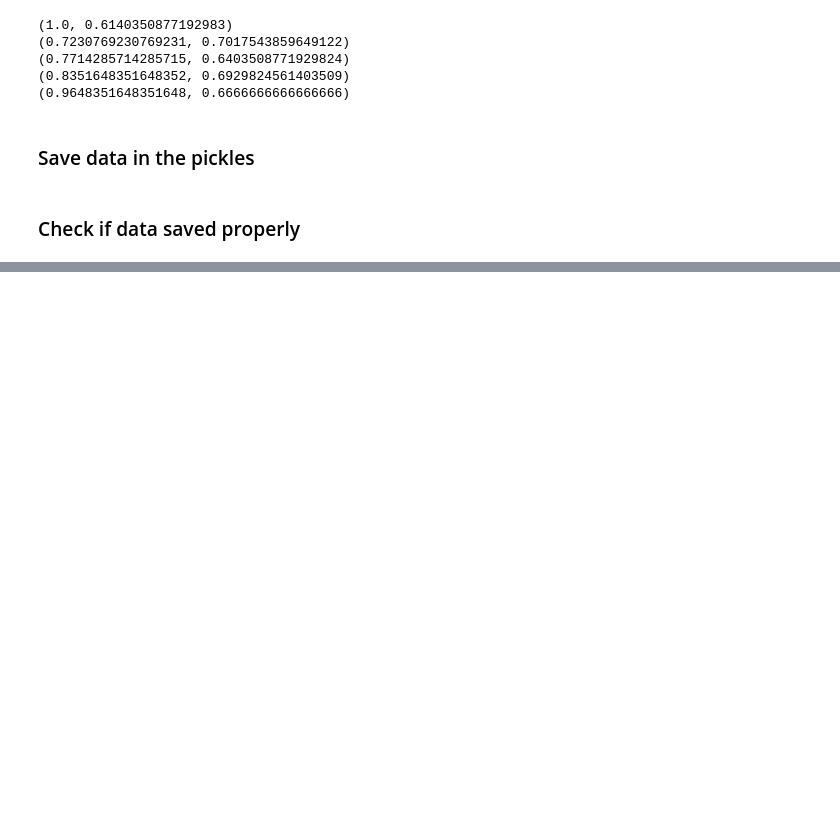
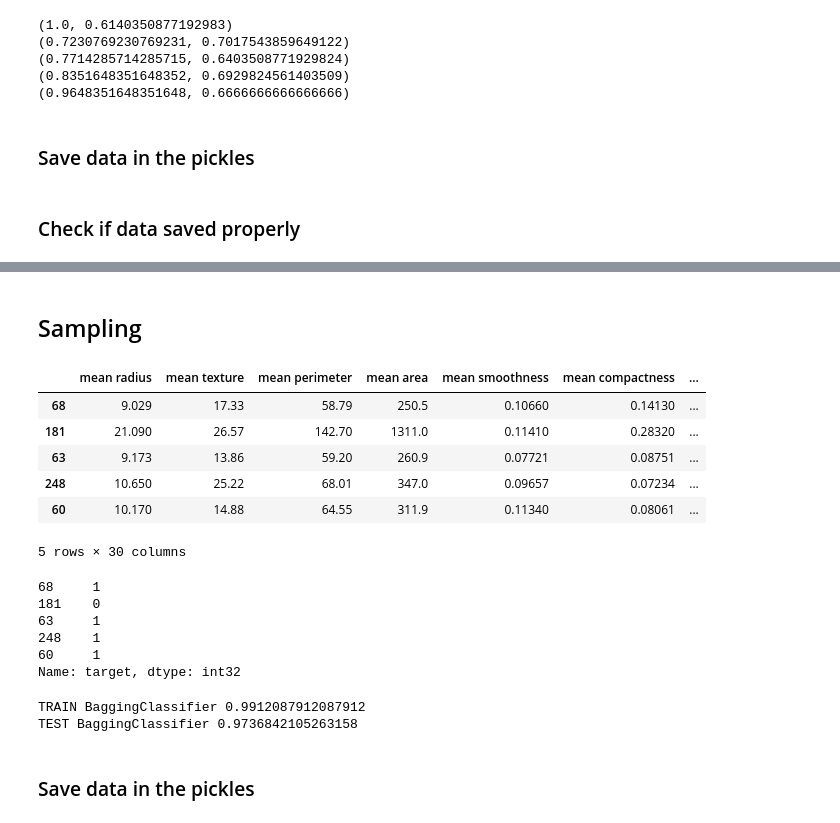
Before and after one commit to YgLK/ML, a Jupyter notebook: lab6/lab6.ipynb, the cells around one changed output, grey strips where cells are left out. Cells and saved outputs as stored; diff of their text form; code cells hidden in the pictures; blank space fills up the shorter version.

```diff
--- a/lab6/lab6.ipynb
+++ b/lab6/lab6.ipynb
@@ -155,2 +236,4 @@ rnf_clf = RandomForestClassifier(n_estimators=30, random_state=42)
+# %% [markdown]
+## Sampling
 # %%
 # Odnosnie zad 7: Tutaj BaggingClassifier z decision tree i max_features=2,
@@ -157,0 +241,24 @@ rnf_clf = RandomForestClassifier(n_estimators=30, random_state=42)
+# %%
+# prepare the data
+X_all = data_breast_cancer['data']
+y_all = data_breast_cancer['frame'].target
+X_train, X_test, y_train, y_test= train_test_split(X_all, y_all, test_size=0.2, random_state=42)
+# %%
+X_train.head()
+# %% [output]
+|  | mean radius | mean texture | mean perimeter | mean area | mean smoothness | mean compactness | ... |
+| 68 | 9.029 | 17.33 | 58.79 | 250.5 | 0.10660 | 0.14130 | ... |
+| 181 | 21.090 | 26.57 | 142.70 | 1311.0 | 0.11410 | 0.28320 | ... |
+| 63 | 9.173 | 13.86 | 59.20 | 260.9 | 0.07721 | 0.08751 | ... |
+| 248 | 10.650 | 25.22 | 68.01 | 347.0 | 0.09657 | 0.07234 | ... |
+| 60 | 10.170 | 14.88 | 64.55 | 311.9 | 0.11340 | 0.08061 | ... |
+5 rows × 30 columns
+# %%
+y_train.head()
+# %% [output]
+68     1
+181    0
+63     1
+248    1
+60     1
+Name: target, dtype: int32
@@ -157,0 +270,17 @@ rnf_clf = RandomForestClassifier(n_estimators=30, random_state=42)
+# %%
+smp_clf.fit(X_train, y_train)
+y_pred_test = smp_clf.predict(X_test)
+y_pred_train = smp_clf.predict(X_train)
+train_acc = accuracy_score(y_train, y_pred_train)
+test_acc = accuracy_score(y_test, y_pred_test)
+print("TRAIN", smp_clf.__class__.__name__,
+  train_acc)
+print("TEST", smp_clf.__class__.__name__,
+      test_acc, "\n")
+
+smp_acc = [train_acc, test_acc]
+# %% [output]
+TRAIN BaggingClassifier 0.9912087912087912
+TEST BaggingClassifier 0.9736842105263158
+# %% [markdown]
+### Save data in the pickles
```
Also changed, not shown: parts of 32 cells of this notebook, 10 other files.
